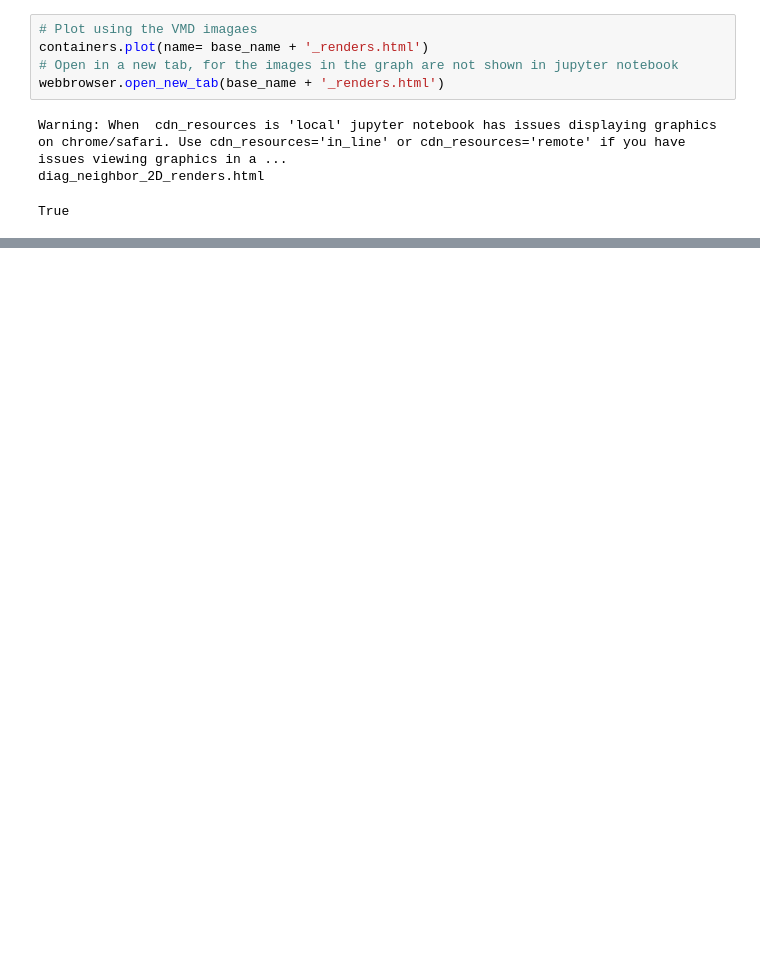
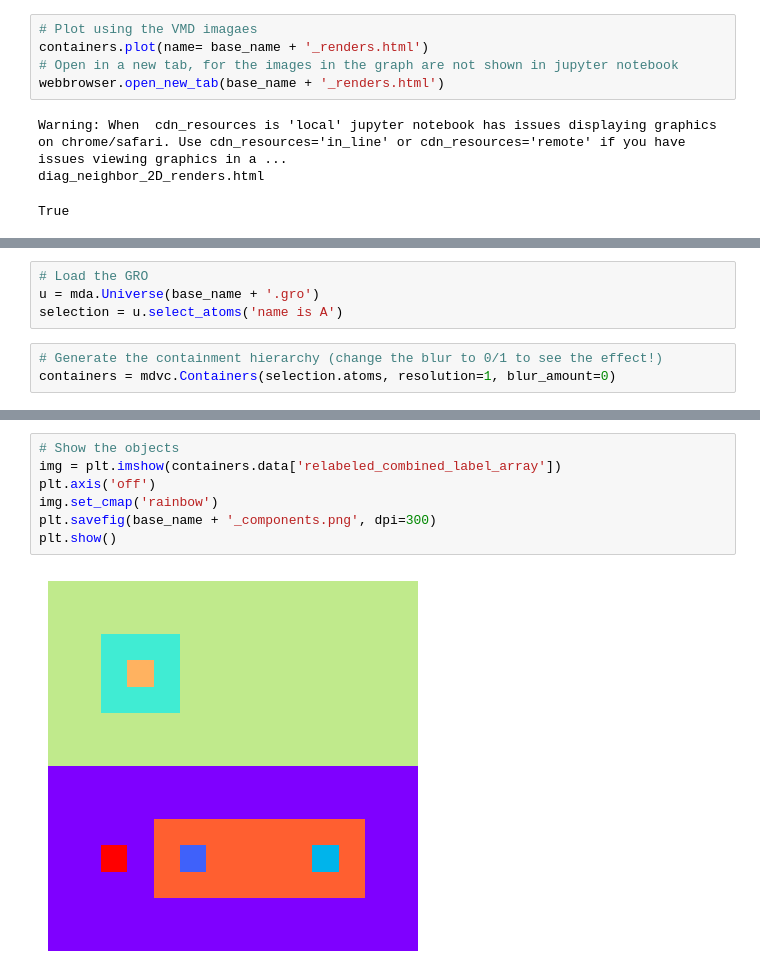
Before and after one commit to BartBruininks/mdvcontainment, a Jupyter notebook: example_notebooks/2D/containment_tutorial_2D_v0.3.ipynb, the cells around one changed output, grey strips where cells are left out. Cells and saved outputs as stored; diff of their text form; blank space fills up the shorter version.

```diff
--- a/example_notebooks/2D/containment_tutorial_2D_v0.3.ipynb
+++ b/example_notebooks/2D/containment_tutorial_2D_v0.3.ipynb
@@ -645,0 +701,7 @@ True
+# %%
+# Load the GRO
+u = mda.Universe(base_name + '.gro')
+selection = u.select_atoms('name is A')
+# %%
+# Generate the containment hierarchy (change the blur to 0/1 to see the effect!)
+containers = mdvc.Containers(selection.atoms, resolution=1, blur_amount=0)
@@ -645,0 +720,9 @@ True
+# %%
+# Show the objects
+img = plt.imshow(containers.data['relabeled_combined_label_array'])
+plt.axis('off')
+img.set_cmap('rainbow')
+plt.savefig(base_name + '_components.png', dpi=300)
+plt.show()
+# %% [output]
+[figure, added]
```
Also changed, not shown: parts of 12 cells of this notebook, 7 other files.
